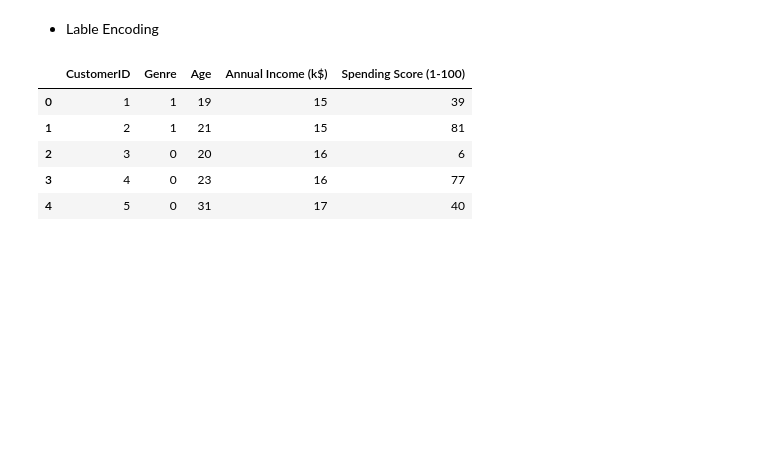
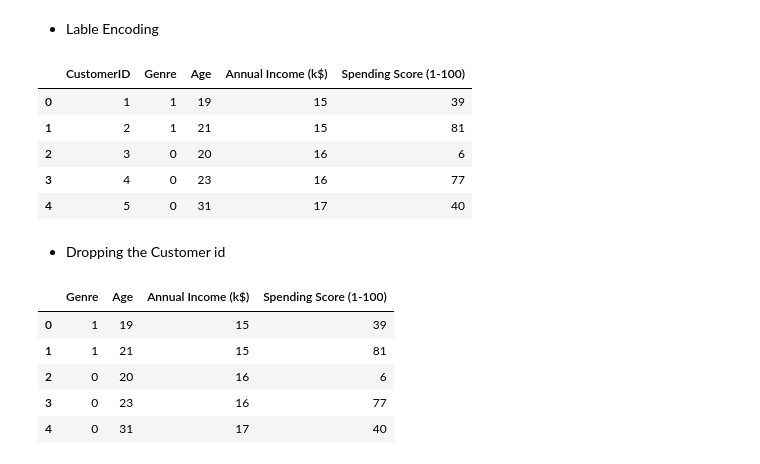
Before and after one commit to Naveen-Karanamu/Customer-Segmentation, a Jupyter notebook: main.ipynb, the cells around one changed output. Drawn from its saved outputs; the diff is of its cells as text; code cells hidden in the pictures; blank space fills up the shorter version.

Commit message:
Dropped: CustomerID

```diff
--- a/main.ipynb
+++ b/main.ipynb
@@ -174,3 +174,16 @@ newdf.head()
 | 2 | 3 | 0 | 20 | 16 | 6 |
 | 3 | 4 | 0 | 23 | 16 | 77 |
 | 4 | 5 | 0 | 31 | 17 | 40 |
+# %% [markdown]
+* Dropping the Customer id
+# %%
+newdf.drop('CustomerID',axis=1,inplace=True)
+# %%
+newdf.head()
+# %% [output]
+|  | Genre | Age | Annual Income (k$) | Spending Score (1-100) |
+| 0 | 1 | 19 | 15 | 39 |
+| 1 | 1 | 21 | 15 | 81 |
+| 2 | 0 | 20 | 16 | 6 |
+| 3 | 0 | 23 | 16 | 77 |
+| 4 | 0 | 31 | 17 | 40 |
```
